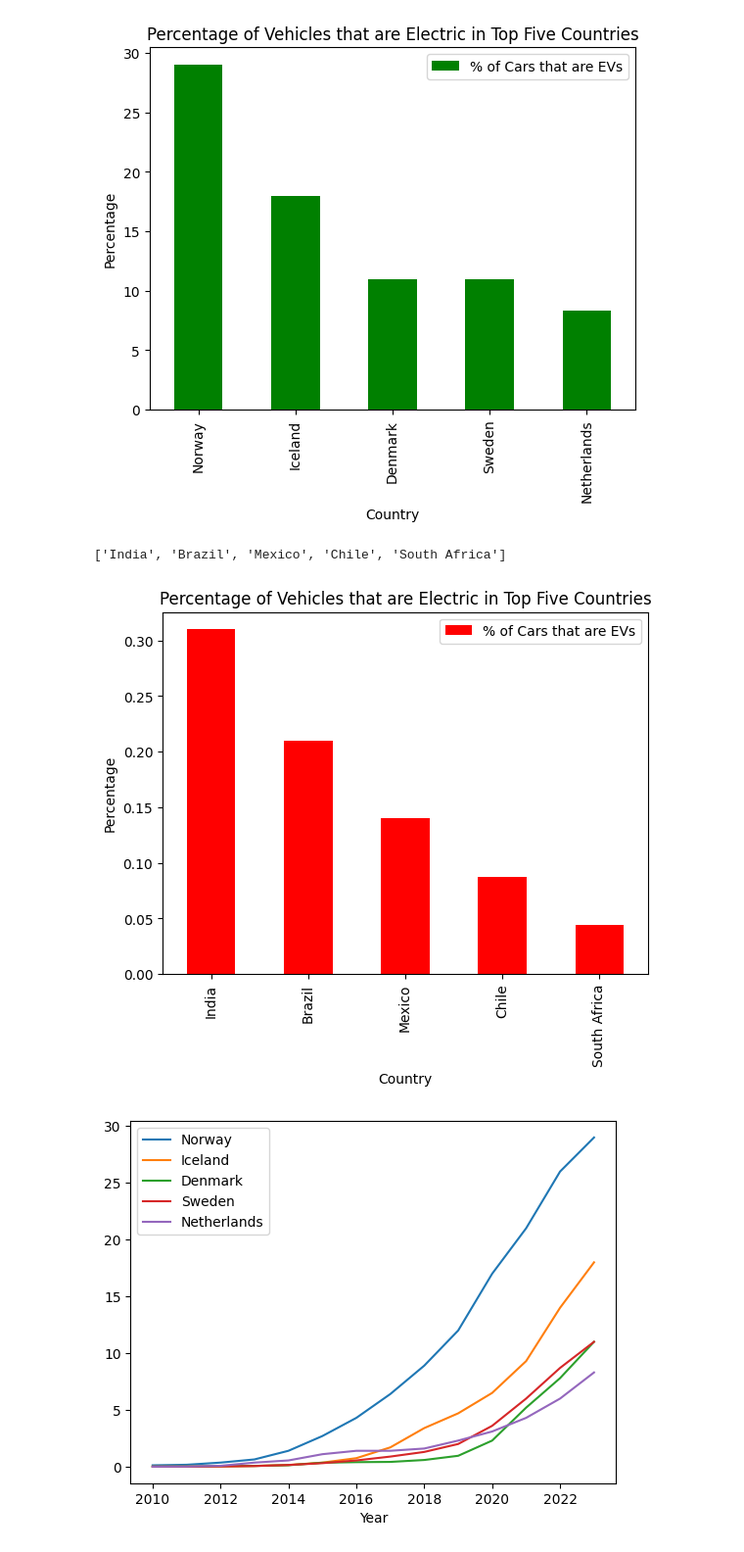
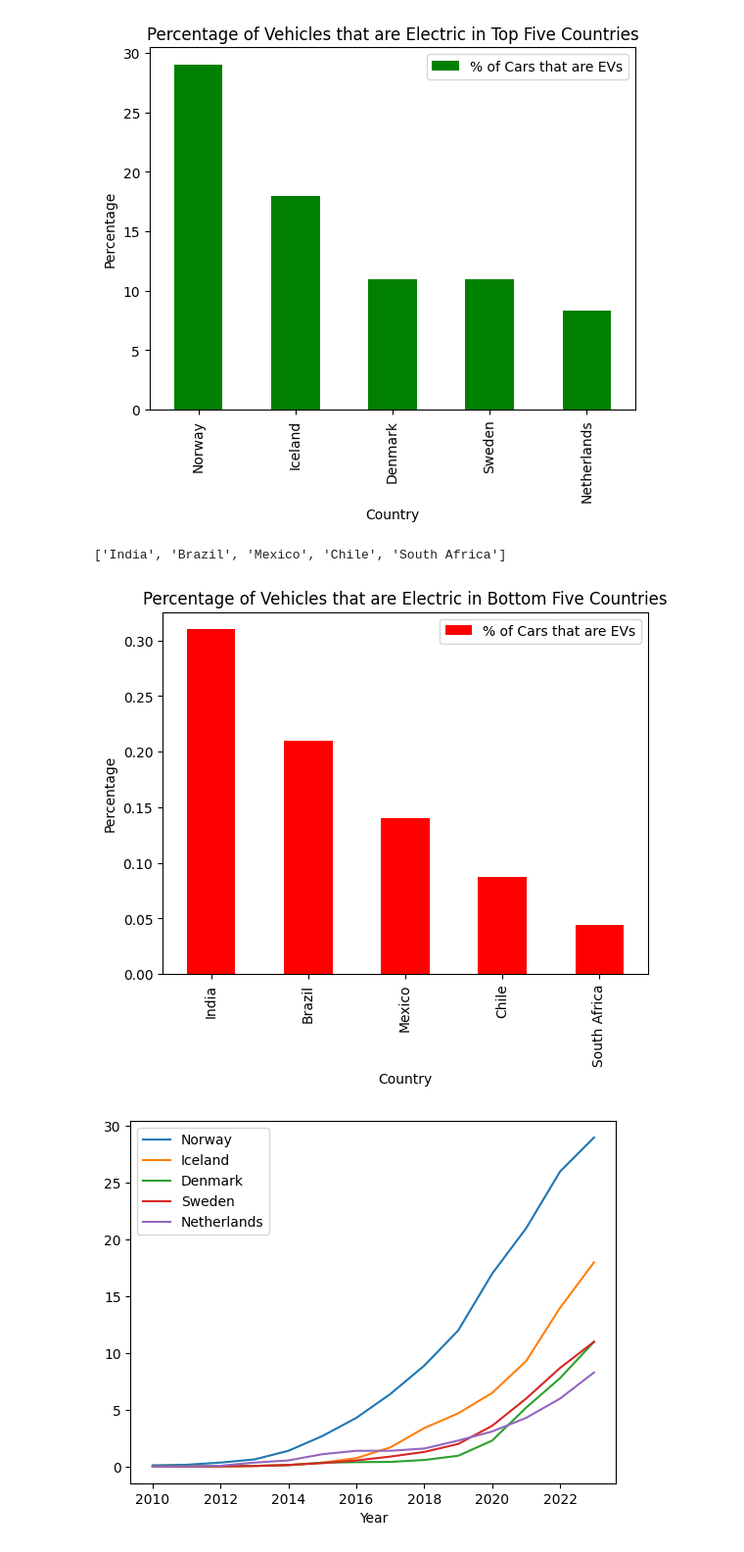
Before and after one commit to Marwenboughanmi/EVS-project-1, a Jupyter notebook: percent_EVs_vs_Oil_Cunsumption.ipynb, the cells around one changed output. Shown: that part at 98% size. Saved outputs shown, nothing was run; the diff lists cells and outputs as text; code cells hidden in the pictures.

```diff
--- a/percent_EVs_vs_Oil_Cunsumption.ipynb
+++ b/percent_EVs_vs_Oil_Cunsumption.ipynb
@@ -113,19 +129,19 @@ plt.show()
 # %%
 # Create a list and a bar graph of the bottom 5 Countries
 bottom_5_countries = ev_data_2023.tail()
 bottom_5_country_list = bottom_5_countries['Country'].tolist()
 
 print(bottom_5_country_list)
 
 bottom_5_countries.plot(kind='bar',
                      x='Country', y='% of Cars that are EVs',
-                     title='Percentage of Vehicles that are Electric in Top Five Countries',
+                     title='Percentage of Vehicles that are Electric in Bottom Five Countries',
                      ylabel='Percentage',
                      color ='r')
 plt.show()
 # %% [output]
 ['India', 'Brazil', 'Mexico', 'Chile', 'South Africa']
-[figure, old version]
+[figure, new version]
 # %%
 #plotting the top 5 countries with the highest percentage of EV's
 fig, ax = plt.subplots()
```
Also changed, not shown: parts of 25 cells of this notebook.
